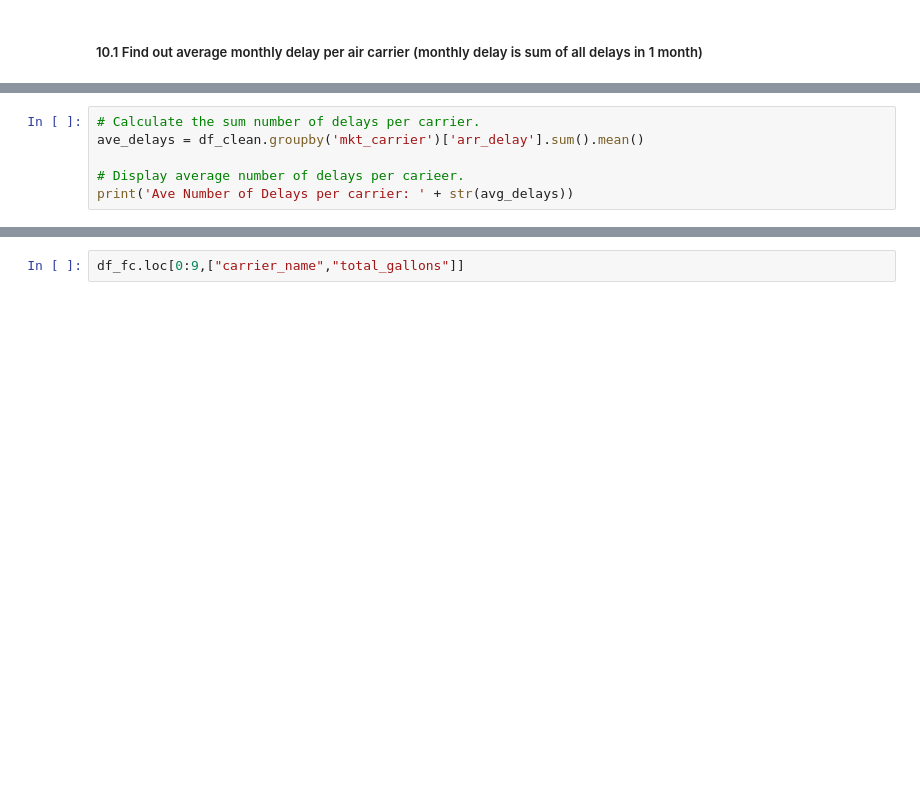
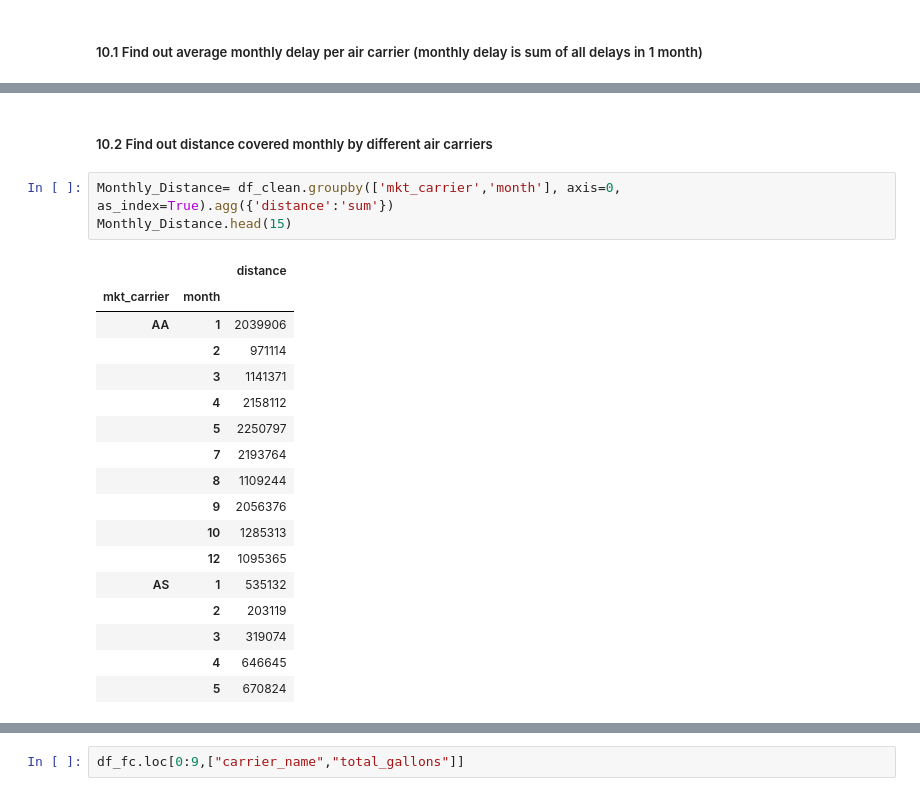
Before and after one commit to jdormaar/Flight-Delays, a Jupyter notebook: Workbook/exploratory_analysis.ipynb, the cells around one changed output, grey strips where cells are left out. Drawn from its saved outputs; the diff is of its cells as text; blank space fills up the shorter version.

```diff
--- a/Workbook/exploratory_analysis.ipynb
+++ b/Workbook/exploratory_analysis.ipynb
@@ -714,6 +1044,23 @@ monthly_delay.head(20)
-# %%
-# Calculate the sum number of delays per carrier.
-ave_delays = df_clean.groupby('mkt_carrier')['arr_delay'].sum().mean()
-
-# Display average number of delays per carieer.
-print('Ave Number of Delays per carrier: ' + str(avg_delays))
+# %% [markdown]
+##### 10.2 Find out distance covered monthly by different air carriers
+# %%
+Monthly_Distance= df_clean.groupby(['mkt_carrier','month'], axis=0, as_index=True).agg({'distance':'sum'})
+Monthly_Distance.head(15)
+# %% [output]
+|  |  | distance |
+| mkt_carrier | month |  |
+| AA | 1 | 2039906 |
+|  | 2 | 971114 |
+|  | 3 | 1141371 |
+|  | 4 | 2158112 |
+|  | 5 | 2250797 |
+|  | 7 | 2193764 |
+|  | 8 | 1109244 |
+|  | 9 | 2056376 |
+|  | 10 | 1285313 |
+|  | 12 | 1095365 |
+| AS | 1 | 535132 |
+|  | 2 | 203119 |
+|  | 3 | 319074 |
+|  | 4 | 646645 |
+|  | 5 | 670824 |
```
Also changed, not shown: parts of 33 cells of this notebook.
